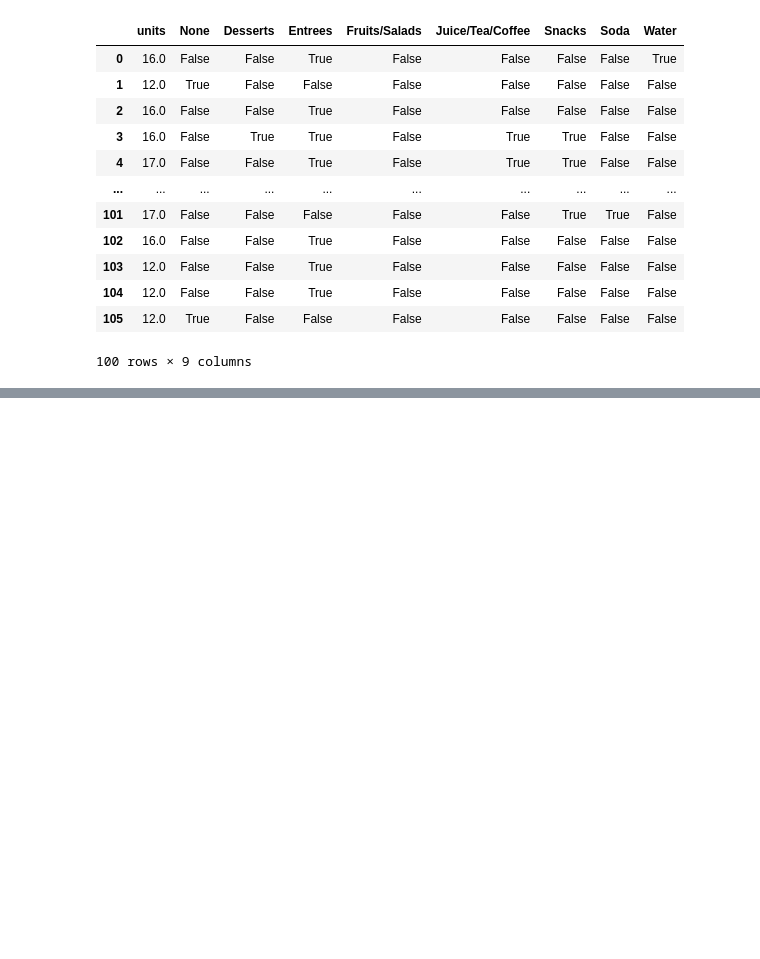
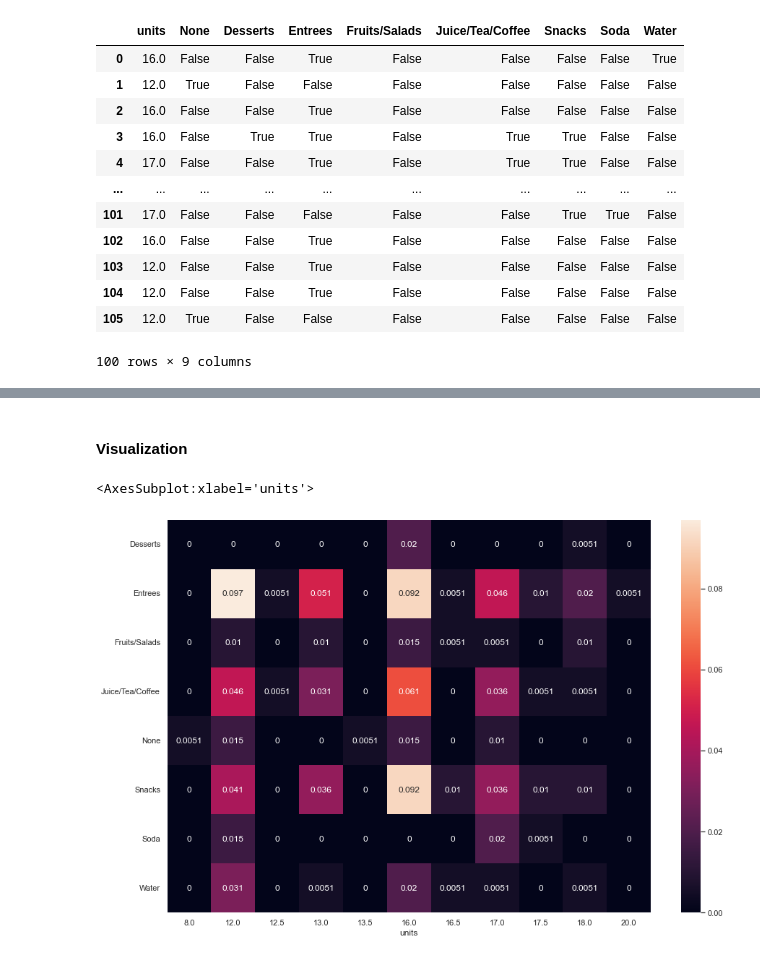
Before and after one commit to PikaSannnnn/cs105minproject, a Jupyter notebook: Stephen.ipynb, the cells around one changed output, grey strips where cells are left out. Drawn from its saved outputs; the diff is of its cells as text; code cells hidden in the pictures; blank space fills up the shorter version.

```diff
--- a/Stephen.ipynb
+++ b/Stephen.ipynb
@@ -24,7 +24,8 @@ data.rename(columns={'18. How many units are you taking currently?' : 'units',
                '56. Do you have a UCR dining plan?' : 'dining plan',
                '57. How many times a week do you purchase food or drinks from somewhere on campus?' : 'avg purchases',
                '58. What items do you purchase?' : 'items',
-               '59. What is the biggest reason you do not purchase more food and drinks on campus?' : 'why nobuy'}, inplace=True)
+               '59. What is the biggest reason you do not purchase more food and drinks on campus?' : 'why nobuy'},
+            inplace=True)
 data.head()
 # %% [output]
 |  | units | live situation | commute | dining plan | avg purchases | items | why nobuy |
@@ -165,10 +151,14 @@ units
 # %%
-# splitting item purchased list
+units = pd.DataFrame(data.units)
+
+# splitting item purchased of each into a list
 indv_items = pd.DataFrame(data['items'].apply(lambda x: x.split(', ')))
 indv_items['indx'] = pd.DataFrame(range(0, 106), columns=['indx'])
 
 # convert list into appropriate columns and data values to True/False
-indv_items = pd.pivot_table(indv_items.explode('items'), values='items', index='indx', columns='items', aggfunc=lambda x: True)
+indv_items = pd.pivot_table(indv_items.explode('items'),
+                            values='items', index='indx',
+                            columns='items', aggfunc=lambda x: True)
 indv_items = indv_items.fillna(False)
 indv_items = indv_items.rename(columns={'' : 'None'})
 units_types = units.join(indv_items)
@@ -221,0 +180,8 @@ sns.heatmap(data=units_types_ct, annot=True)
+# %%
+# Create joint distribution table
+# units_types = pd.crosstab(index=data.units, columns=indv_items, margins=True)
+units_types_ct = pd.pivot_table(units_types, index='units', aggfunc='sum')
+display(units_types_ct)
+
+sums = sum(units_types_ct.sum())
+sums
@@ -221,0 +203,4 @@ sns.heatmap(data=units_types_ct, annot=True)
+# %%
+# Normalize Join Table
+units_types_ct_norm = units_types_ct/sums
+units_types_ct_norm
@@ -221,0 +221,2 @@ sns.heatmap(data=units_types_ct, annot=True)
+# %% [markdown]
+#### Visualization
@@ -221,0 +229,6 @@ sns.heatmap(data=units_types_ct, annot=True)
+# %%
+sns.set(rc={"figure.figsize":(15, 10)}) #width=3, #height=4
+sns.heatmap(data=units_types_ct_norm.transpose(), annot=True)
+# %% [output]
+<AxesSubplot:xlabel='units'>
+[figure, added]
```
Also changed, not shown: parts of 17 cells of this notebook, 1 other file.
